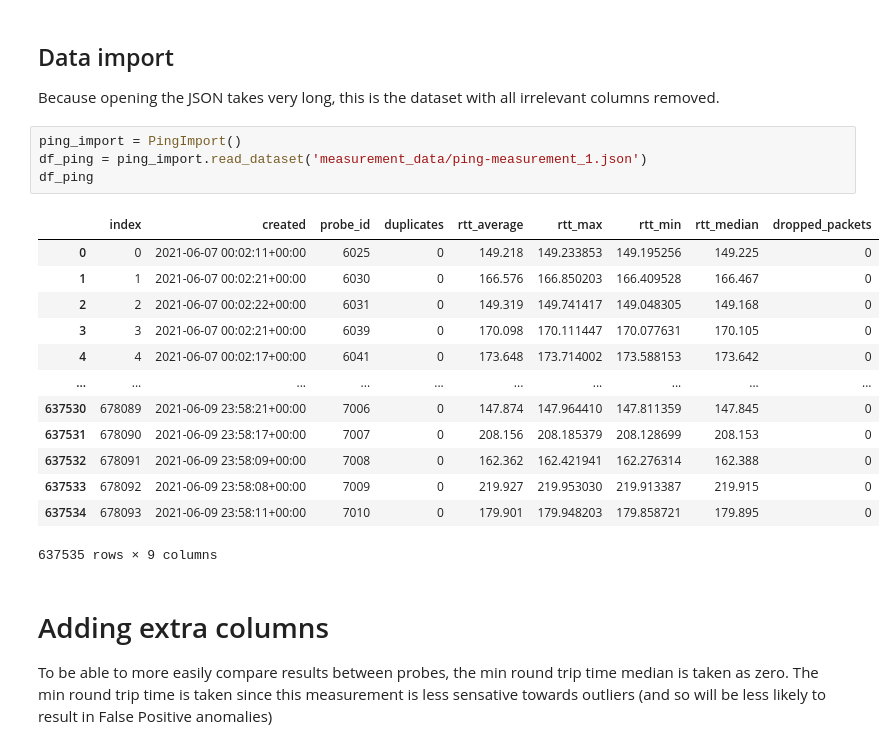
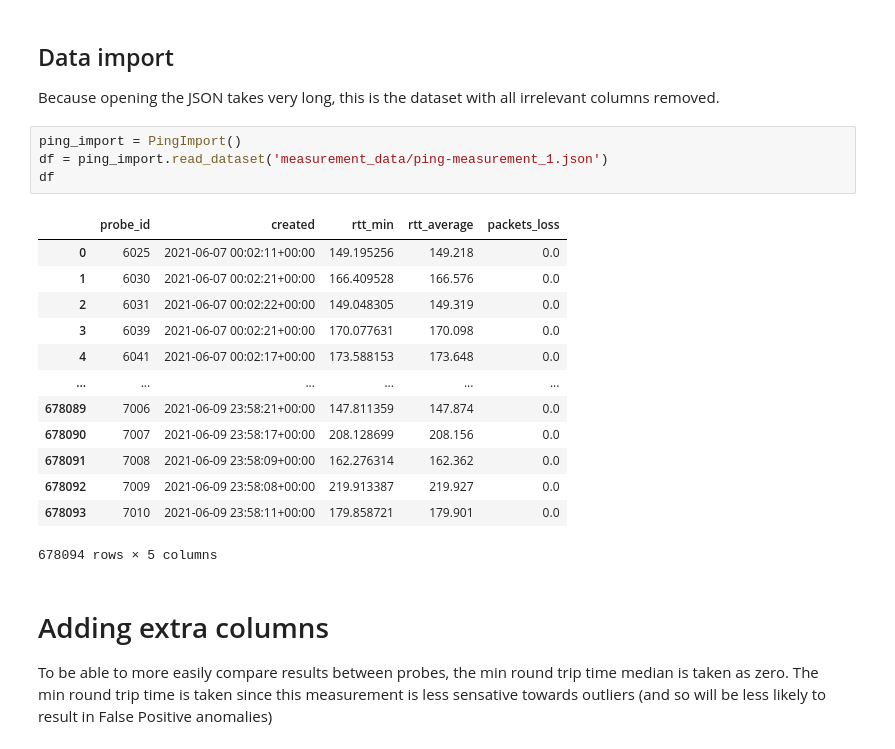
Before and after one commit to Wolframfriele/ripe-alerts-AI, a Jupyter notebook: ping_anomaly_detection.ipynb, the cells around one changed output. Cells and saved outputs as stored; diff of their text form.

```diff
--- a/ping_anomaly_detection.ipynb
+++ b/ping_anomaly_detection.ipynb
@@ -25,22 +28,22 @@ warnings.filterwarnings('ignore')
 Because opening the JSON takes very long, this is the dataset with all irrelevant columns removed.
 # %%
 ping_import = PingImport()
-df_ping = ping_import.read_dataset('measurement_data/ping-measurement_1.json')
-df_ping
+df = ping_import.read_dataset('measurement_data/ping-measurement_1.json')
+df
 # %% [output]
-|  | index | created | probe_id | duplicates | rtt_average | rtt_max | rtt_min | rtt_median | dropped_packets |
-| 0 | 0 | 2021-06-07 00:02:11+00:00 | 6025 | 0 | 149.218 | 149.233853 | 149.195256 | 149.225 | 0 |
-| 1 | 1 | 2021-06-07 00:02:21+00:00 | 6030 | 0 | 166.576 | 166.850203 | 166.409528 | 166.467 | 0 |
-| 2 | 2 | 2021-06-07 00:02:22+00:00 | 6031 | 0 | 149.319 | 149.741417 | 149.048305 | 149.168 | 0 |
-| 3 | 3 | 2021-06-07 00:02:21+00:00 | 6039 | 0 | 170.098 | 170.111447 | 170.077631 | 170.105 | 0 |
-| 4 | 4 | 2021-06-07 00:02:17+00:00 | 6041 | 0 | 173.648 | 173.714002 | 173.588153 | 173.642 | 0 |
-| ... | ... | ... | ... | ... | ... | ... | ... | ... | ... |
-| 637530 | 678089 | 2021-06-09 23:58:21+00:00 | 7006 | 0 | 147.874 | 147.964410 | 147.811359 | 147.845 | 0 |
-| 637531 | 678090 | 2021-06-09 23:58:17+00:00 | 7007 | 0 | 208.156 | 208.185379 | 208.128699 | 208.153 | 0 |
-| 637532 | 678091 | 2021-06-09 23:58:09+00:00 | 7008 | 0 | 162.362 | 162.421941 | 162.276314 | 162.388 | 0 |
-| 637533 | 678092 | 2021-06-09 23:58:08+00:00 | 7009 | 0 | 219.927 | 219.953030 | 219.913387 | 219.915 | 0 |
-| 637534 | 678093 | 2021-06-09 23:58:11+00:00 | 7010 | 0 | 179.901 | 179.948203 | 179.858721 | 179.895 | 0 |
+|  | probe_id | created | rtt_min | rtt_average | packets_loss |
+| 0 | 6025 | 2021-06-07 00:02:11+00:00 | 149.195256 | 149.218 | 0.0 |
+| 1 | 6030 | 2021-06-07 00:02:21+00:00 | 166.409528 | 166.576 | 0.0 |
+| 2 | 6031 | 2021-06-07 00:02:22+00:00 | 149.048305 | 149.319 | 0.0 |
+| 3 | 6039 | 2021-06-07 00:02:21+00:00 | 170.077631 | 170.098 | 0.0 |
+| 4 | 6041 | 2021-06-07 00:02:17+00:00 | 173.588153 | 173.648 | 0.0 |
+| ... | ... | ... | ... | ... | ... |
+| 678089 | 7006 | 2021-06-09 23:58:21+00:00 | 147.811359 | 147.874 | 0.0 |
+| 678090 | 7007 | 2021-06-09 23:58:17+00:00 | 208.128699 | 208.156 | 0.0 |
+| 678091 | 7008 | 2021-06-09 23:58:09+00:00 | 162.276314 | 162.362 | 0.0 |
+| 678092 | 7009 | 2021-06-09 23:58:08+00:00 | 219.913387 | 219.927 | 0.0 |
+| 678093 | 7010 | 2021-06-09 23:58:11+00:00 | 179.858721 | 179.901 | 0.0 |
-637535 rows × 9 columns
+678094 rows × 5 columns
 # %% [markdown]
 # Adding extra columns
 To be able to more easily compare results between probes, the min round trip time median is taken as zero. The min round trip time is taken since this measurement is less sensative towards outliers (and so will be less likely to result in False Positive anomalies)
```
Also changed, not shown: parts of 2 cells of this notebook, 5 other files.
